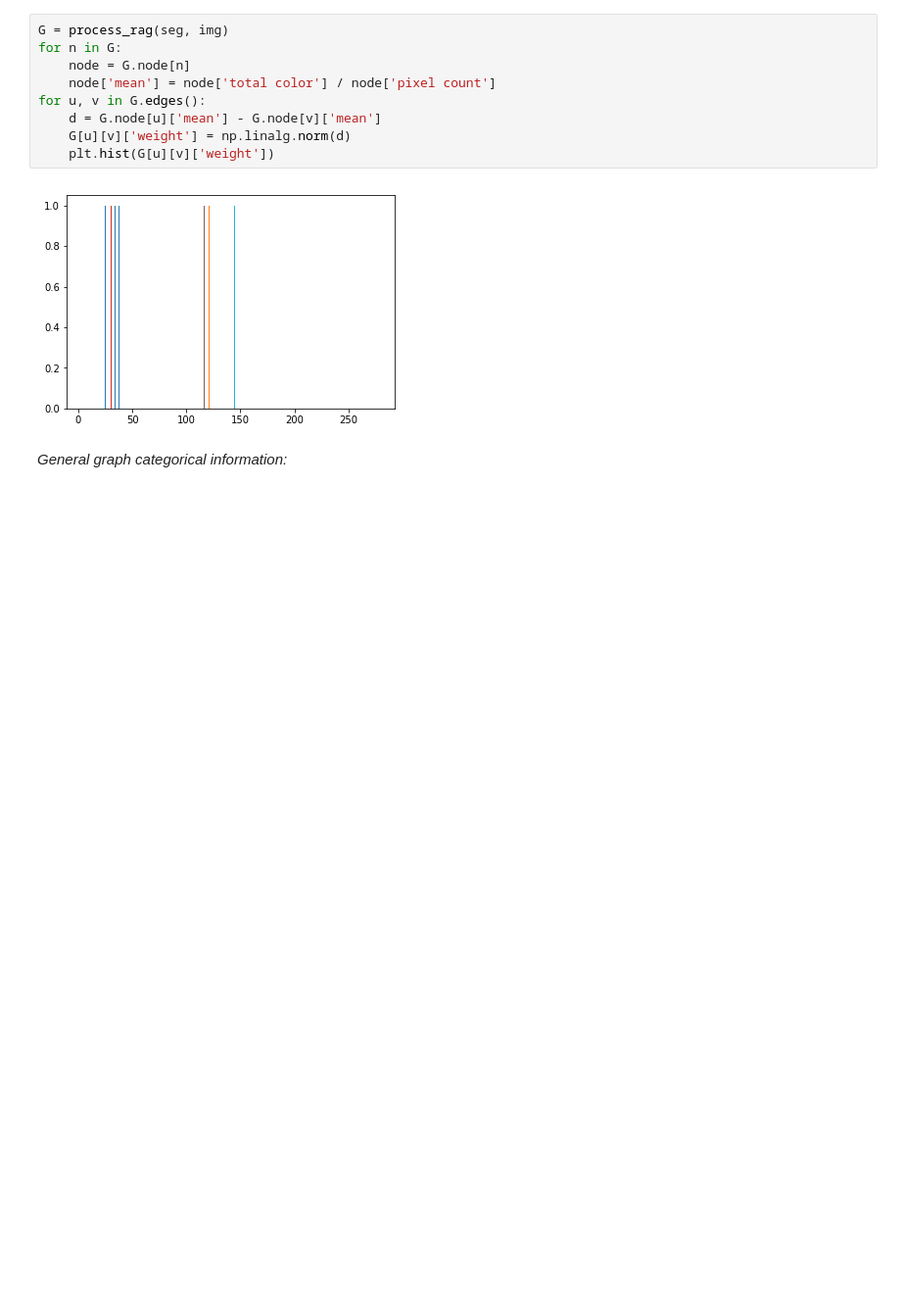
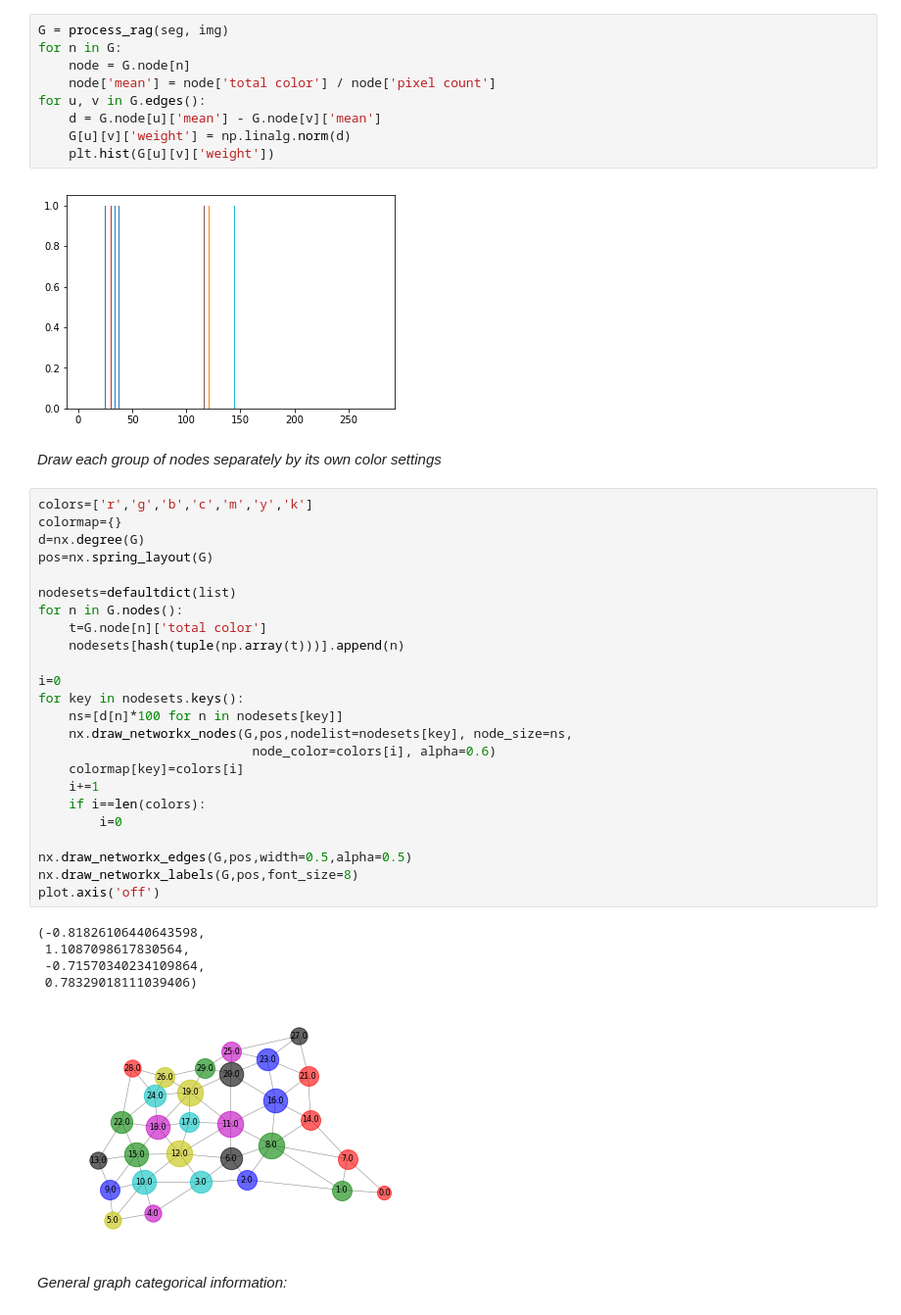
Before and after one commit to hovig/MSDS_CUNY, a Jupyter notebook: DATA620/project1/project1_teamgroup1_data620.ipynb, the cells around one changed output. Shown at 98% size. Cells and saved outputs as stored; diff of their text form; blank space fills up the shorter version.

```diff
--- a/DATA620/project1/project1_teamgroup1_data620.ipynb
+++ b/DATA620/project1/project1_teamgroup1_data620.ipynb
@@ -80,6 +86,38 @@ for u, v in G.edges():
     plt.hist(G[u][v]['weight'])
 # %% [output]
 [figure]
+# %% [markdown]
+<i>Draw each group of nodes separately by its own color settings</i>
+# %%
+colors=['r','g','b','c','m','y','k']
+colormap={}
+d=nx.degree(G)
+pos=nx.spring_layout(G)
+
+nodesets=defaultdict(list)
+for n in G.nodes():
+    t=G.node[n]['total color']
+    nodesets[hash(tuple(np.array(t)))].append(n)
+
+i=0
+for key in nodesets.keys():
+    ns=[d[n]*100 for n in nodesets[key]]
+    nx.draw_networkx_nodes(G,pos,nodelist=nodesets[key], node_size=ns,
+                            node_color=colors[i], alpha=0.6)
+    colormap[key]=colors[i]
+    i+=1
+    if i==len(colors):
+        i=0
+
+nx.draw_networkx_edges(G,pos,width=0.5,alpha=0.5)
+nx.draw_networkx_labels(G,pos,font_size=8)
+plot.axis('off')
+# %% [output]
+(-0.81826106440643598,
+ 1.1087098617830564,
+ -0.71570340234109864,
+ 0.78329018111039406)
+[figure, added]
 # %% [markdown]
 <i>General graph categorical information:</i>
 # %%
```
Also changed, not shown: parts of 3 cells of this notebook.
